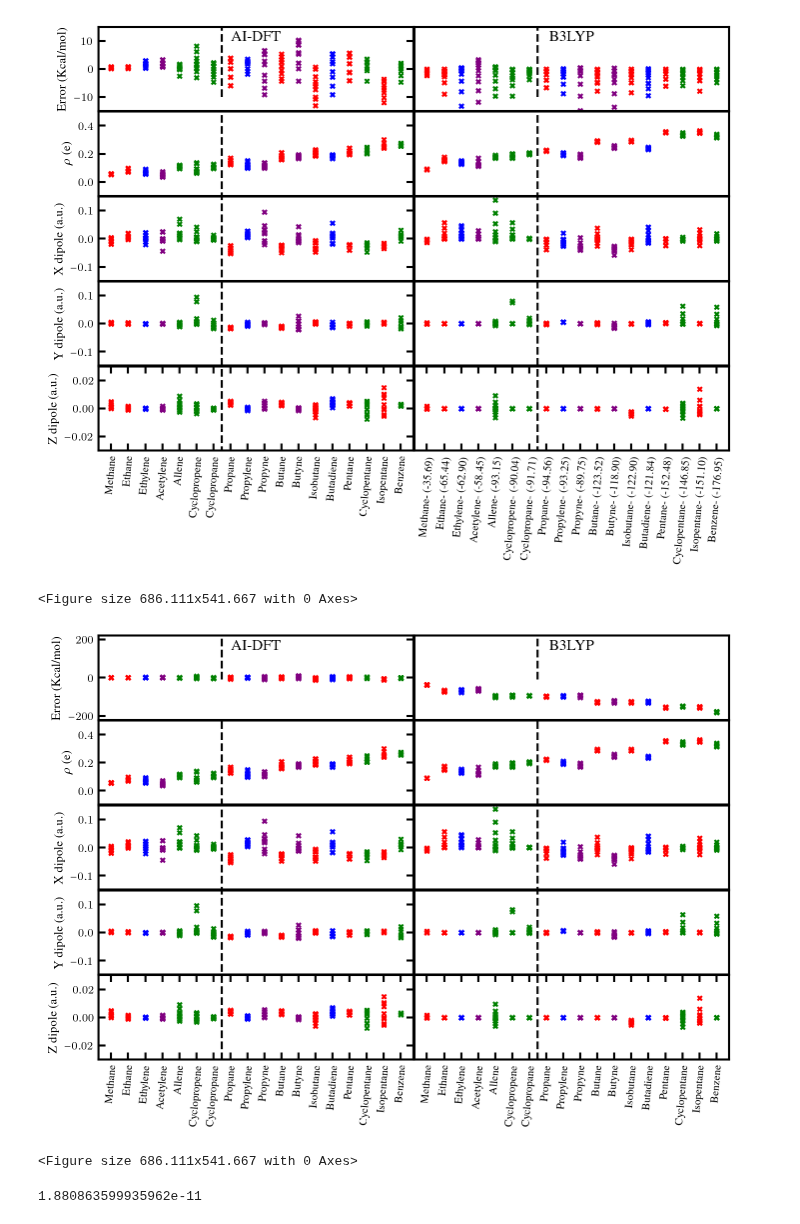
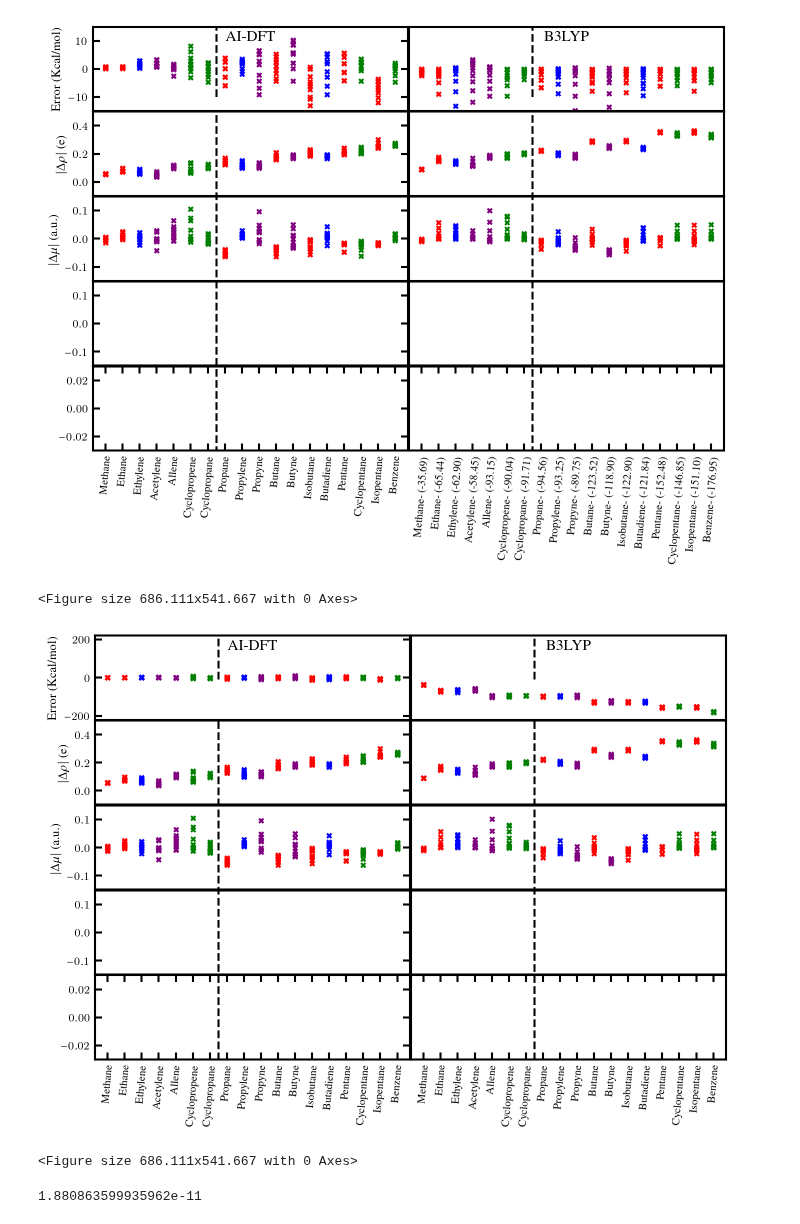
Before and after one commit to chem12346789/ai-dft, a Jupyter notebook: jupyter-notebook/veiw_data.ipynb, the cells around one changed output. Cells and saved outputs as stored; diff of their text form; code cells hidden in the pictures.

```diff
--- a/jupyter-notebook/veiw_data.ipynb
+++ b/jupyter-notebook/veiw_data.ipynb
@@ -45,7 +45,7 @@ color_classify_species = {
     "propane": "red",
     "propylene": "blue",
     "propyne": "purple",
-    "allene": "green",
+    "allene": "purple",
     "butane": "red",
     "butyne": "purple",
     "isobutane": "red",
@@ -100,8 +100,6 @@ model_number_l = [
     "ccdft_2024-09-09-16-31-49_64_4_0.-1",
 ]
 
-TOTAL_DICT = TRAIN_STR_DICT + EVAL_STR_DICT
-TOTAL_DICT_DFT = TRAIN_STR_DICT + EVAL_STR_DICT
 
 for shift, model_number in product([True, False], model_number_l):
     f, axes = plt.subplots(5, 2)
@@ -153,6 +151,9 @@ for shift, model_number in product([True, False], model_number_l):
     loss_scf_dipole_x_l, loss_dft_dipole_x_l = [], []
     loss_scf_dipole_y_l, loss_dft_dipole_y_l = [], []
     loss_scf_dipole_z_l, loss_dft_dipole_z_l = [], []
+
+    TOTAL_DICT = TRAIN_STR_DICT + EVAL_STR_DICT
+    TOTAL_DICT_DFT = TRAIN_STR_DICT + EVAL_STR_DICT
 
     number_draw = 0
 
@@ -214,21 +215,7 @@ for shift, model_number in product([True, False], model_number_l):
             )
             axes[2, 0].scatter(
                 np.zeros_like(data_loss_scf_dipole_x) + number_draw,
-                data_loss_scf_dipole_x,
-                s=10,
-                marker="x",
-                color=color,
-            )
-            axes[3, 0].scatter(
-                np.zeros_like(data_loss_scf_dipole_y) + number_draw,
-                data_loss_scf_dipole_y,
-                s=10,
-                marker="x",
-                color=color,
-            )
-            axes[4, 0].scatter(
-                np.zeros_like(data_loss_scf_dipole_z) + number_draw,
-                data_loss_scf_dipole_z,
+                data_loss_scf_dipole_x + data_loss_scf_dipole_y + data_loss_scf_dipole_z,
                 s=10,
                 marker="x",
                 color=color,
@@ -250,21 +237,7 @@ for shift, model_number in product([True, False], model_number_l):
             )
             axes[2, 1].scatter(
                 np.zeros_like(data_loss_dft_dipole_x) + number_draw,
-                data_loss_dft_dipole_x,
-                s=10,
-                marker="x",
-                color=color,
-            )
-            axes[3, 1].scatter(
-                np.zeros_like(data_loss_dft_dipole_y) + number_draw,
-                data_loss_dft_dipole_y,
-                s=10,
-                marker="x",
-                color=color,
-            )
-            axes[4, 1].scatter(
-                np.zeros_like(data_loss_dft_dipole_z) + number_draw,
-                data_loss_dft_dipole_z,
+                data_loss_dft_dipole_x + data_loss_dft_dipole_y + data_loss_dft_dipole_z,
                 s=10,
                 marker="x",
                 color=color,
@@ -303,10 +276,8 @@ for shift, model_number in product([True, False], model_number_l):
         )
 
     axes[0, 0].set_ylabel("Error (Kcal/mol)")
-    axes[1, 0].set_ylabel(r"$\rho$ (e)")
-    axes[2, 0].set_ylabel("X dipole (a.u.)")
-    axes[3, 0].set_ylabel("Y dipole (a.u.)")
-    axes[4, 0].set_ylabel("Z dipole (a.u.)")
+    axes[1, 0].set_ylabel(r"$|\Delta \rho|$ (e)")
+    axes[2, 0].set_ylabel(r"$|\Delta \mu|$ (a.u.)")
 
     for i_col in range(2):
         if shift:
@@ -322,36 +293,36 @@ for shift, model_number in product([True, False], model_number_l):
     # axes[0, 1].set_ylabel("Error (mHa)")
     # axes[1, 1].set_ylim(-50, 550)
     # axes[1, 1].set_ylabel("Error (me)")shift
 
     axes[0, 0].text(
         0.5,
         0.875,
         f"AI-DFT",
         ha="center",
         va="center",
         transform=axes[0, 0].transAxes,
         fontsize=fontsize + 1,
     )
     axes[0, 1].text(
         0.5,
         0.875,
         f"B3LYP",
         ha="center",
         va="center",
         transform=axes[0, 1].transAxes,
         fontsize=fontsize + 1,
     )
 
     if shift:
         plt.savefig(f"../manu/figures/{model_number}.pdf")
     else:
         plt.savefig(f"../manu/figures/{model_number}-no_shift.pdf")
     plt.show()
     plt.clf()
 # %% [output]
-[figure, old version]
+[figure, new version]
 <Figure size 686.111x541.667 with 0 Axes>
-[figure, old version]
+[figure, new version]
 <Figure size 686.111x541.667 with 0 Axes>
 # %%
 import numpy as np
```
Also changed, not shown: 12 other files.
